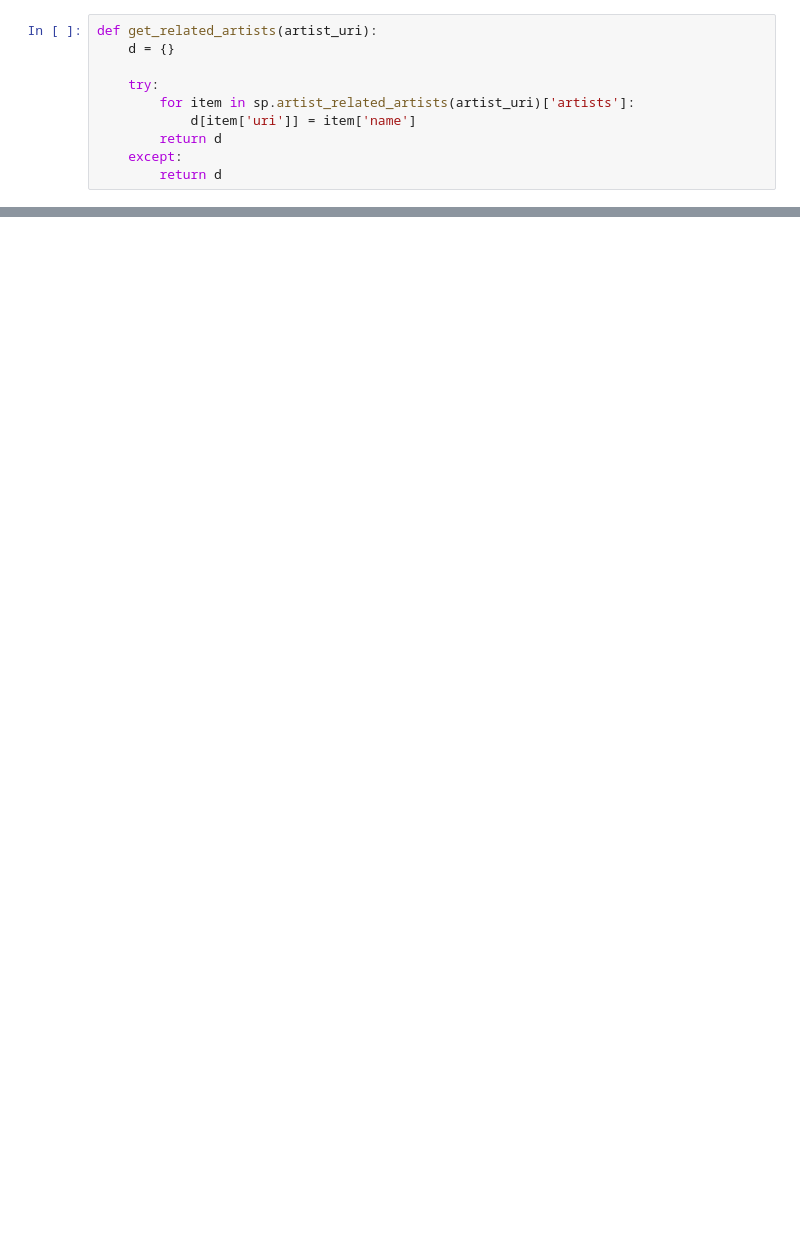
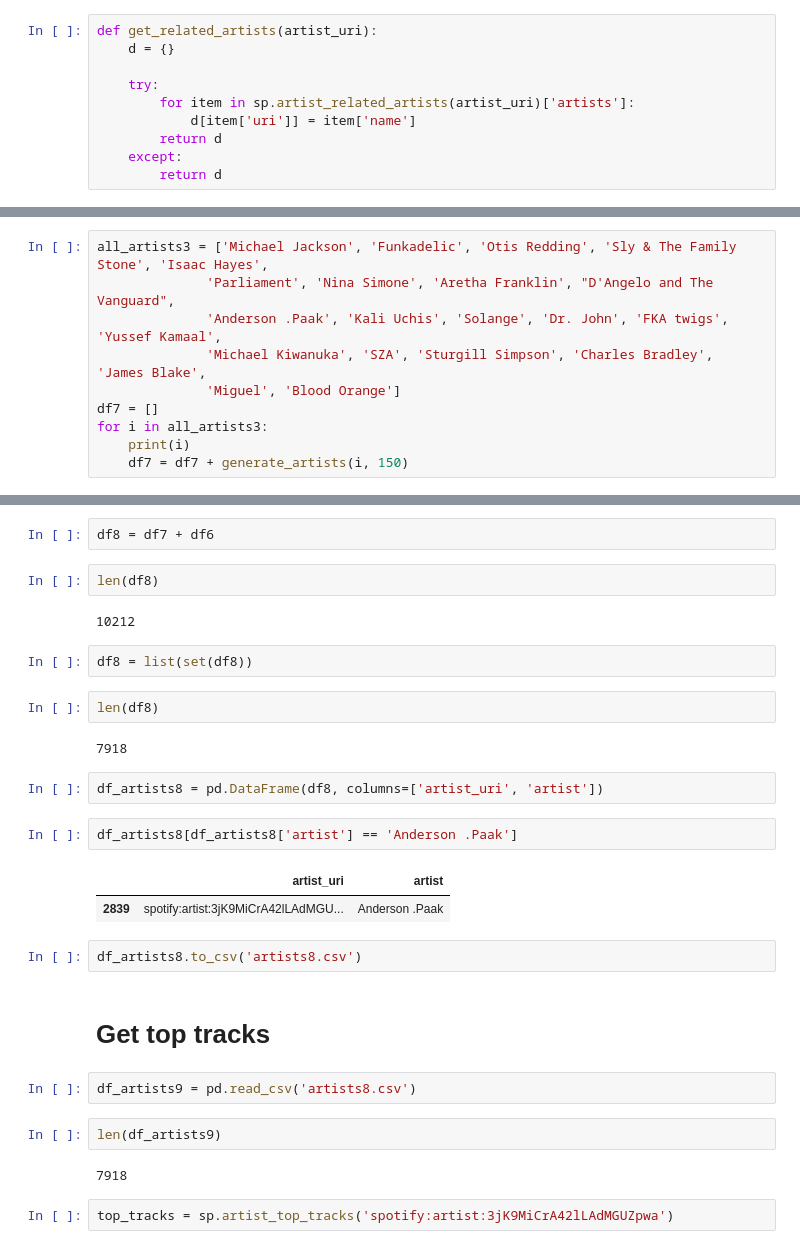
Before and after one commit to nwaters5/spotify-group-playlist-generator, a Jupyter notebook: make_spotify_dataframe.ipynb, the cells around one changed output, grey strips where cells are left out. Saved outputs shown, nothing was run; the diff lists cells and outputs as text; blank space fills up the shorter version.

```diff
--- a/make_spotify_dataframe.ipynb
+++ b/make_spotify_dataframe.ipynb
@@ -127,0 +176,10 @@ for i in all_artists:
+# %%
+all_artists3 = ['Michael Jackson', 'Funkadelic', 'Otis Redding', 'Sly & The Family Stone', 'Isaac Hayes',
+              'Parliament', 'Nina Simone', 'Aretha Franklin', "D'Angelo and The Vanguard",
+              'Anderson .Paak', 'Kali Uchis', 'Solange', 'Dr. John', 'FKA twigs', 'Yussef Kamaal',
+              'Michael Kiwanuka', 'SZA', 'Sturgill Simpson', 'Charles Bradley', 'James Blake',
+              'Miguel', 'Blood Orange']
+df7 = []
+for i in all_artists3:
+    print(i)
+    df7 = df7 + generate_artists(i, 150)
@@ -131,0 +208,31 @@ len(df1)
+# %%
+df8 = df7 + df6
+# %%
+len(df8)
+# %% [output]
+10212
+# %%
+df8 = list(set(df8))
+# %%
+len(df8)
+# %% [output]
+7918
+# %%
+df_artists8 = pd.DataFrame(df8, columns=['artist_uri', 'artist'])
+# %%
+df_artists8[df_artists8['artist'] == 'Anderson .Paak']
+# %% [output]
+|  | artist_uri | artist |
+| 2839 | spotify:artist:3jK9MiCrA42lLAdMGU... | Anderson .Paak |
+# %%
+df_artists8.to_csv('artists8.csv')
+# %% [markdown]
+# Get top tracks
+# %%
+df_artists9 = pd.read_csv('artists8.csv')
+# %%
+len(df_artists9)
+# %% [output]
+7918
+# %%
+top_tracks = sp.artist_top_tracks('spotify:artist:3jK9MiCrA42lLAdMGUZpwa')
```
Also changed, not shown: parts of 28 cells of this notebook, 2 other files.
